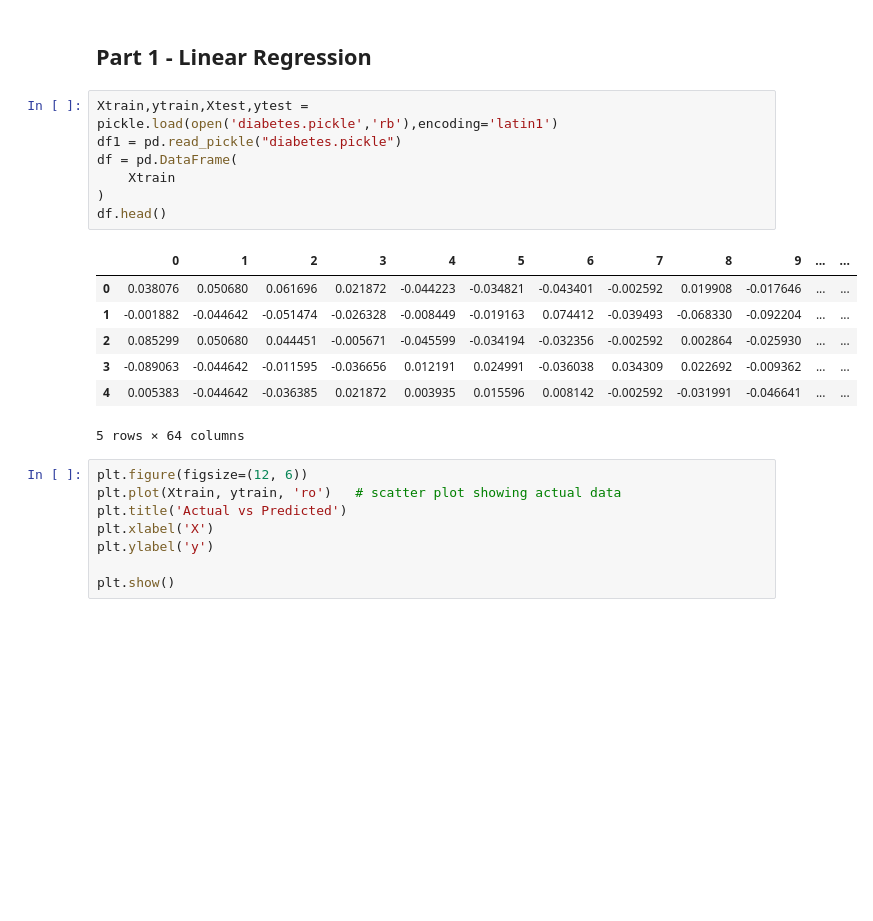
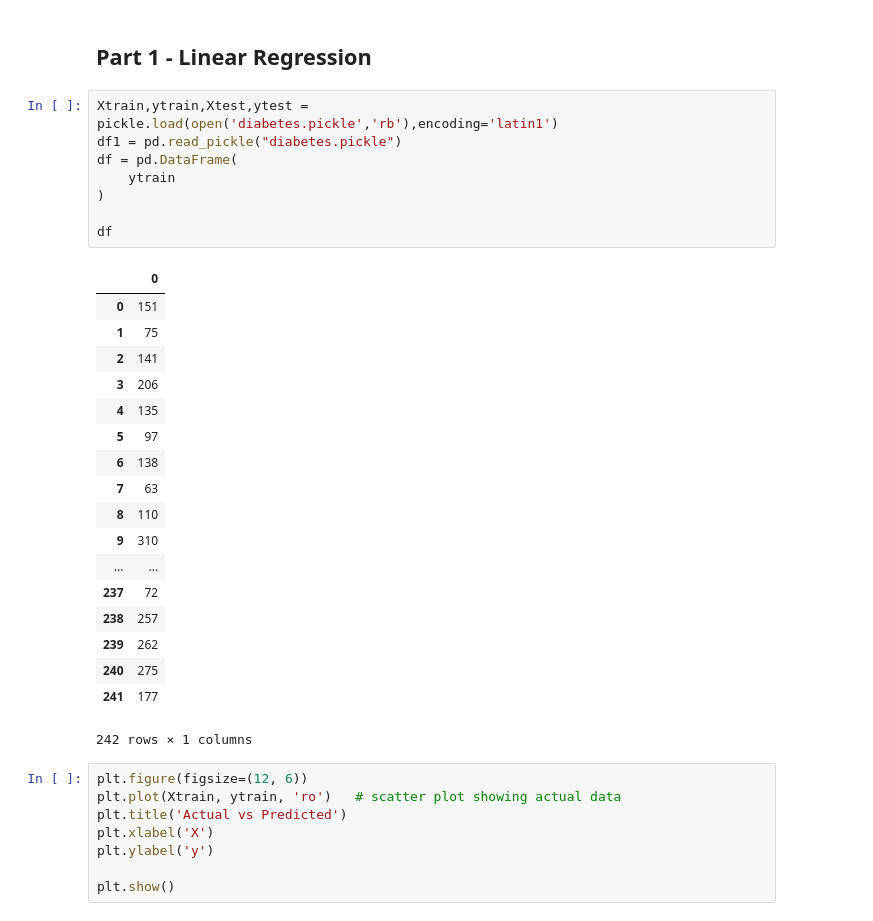
Before and after one commit to lscarrol/474, a Jupyter notebook: PA1Script.ipynb, the cells around one changed output. Drawn from its saved outputs; the diff is of its cells as text; blank space fills up the shorter version.

```diff
--- a/PA1Script.ipynb
+++ b/PA1Script.ipynb
@@ -13,18 +13,30 @@ from sklearn.datasets import make_classification
 # %%
 Xtrain,ytrain,Xtest,ytest = pickle.load(open('diabetes.pickle','rb'),encoding='latin1')
 df1 = pd.read_pickle("diabetes.pickle")
 df = pd.DataFrame(
-    Xtrain
+    ytrain
 )
-df.head()
+
+df
 # %% [output]
-|  | 0 | 1 | 2 | 3 | 4 | 5 | 6 | 7 | 8 | 9 | ... | ... |
-| 0 | 0.038076 | 0.050680 | 0.061696 | 0.021872 | -0.044223 | -0.034821 | -0.043401 | -0.002592 | 0.019908 | -0.017646 | ... | ... |
-| 1 | -0.001882 | -0.044642 | -0.051474 | -0.026328 | -0.008449 | -0.019163 | 0.074412 | -0.039493 | -0.068330 | -0.092204 | ... | ... |
-| 2 | 0.085299 | 0.050680 | 0.044451 | -0.005671 | -0.045599 | -0.034194 | -0.032356 | -0.002592 | 0.002864 | -0.025930 | ... | ... |
-| 3 | -0.089063 | -0.044642 | -0.011595 | -0.036656 | 0.012191 | 0.024991 | -0.036038 | 0.034309 | 0.022692 | -0.009362 | ... | ... |
-| 4 | 0.005383 | -0.044642 | -0.036385 | 0.021872 | 0.003935 | 0.015596 | 0.008142 | -0.002592 | -0.031991 | -0.046641 | ... | ... |
+|  | 0 |
+| 0 | 151 |
+| 1 | 75 |
+| 2 | 141 |
+| 3 | 206 |
+| 4 | 135 |
+| 5 | 97 |
+| 6 | 138 |
+| 7 | 63 |
+| 8 | 110 |
+| 9 | 310 |
+| ... | ... |
+| 237 | 72 |
+| 238 | 257 |
+| 239 | 262 |
+| 240 | 275 |
+| 241 | 177 |
-5 rows × 64 columns
+242 rows × 1 columns
 # %%
 plt.figure(figsize=(12, 6))
 plt.plot(Xtrain, ytrain, 'ro')   # scatter plot showing actual data
```
Also changed, not shown: parts of 7 cells of this notebook.
